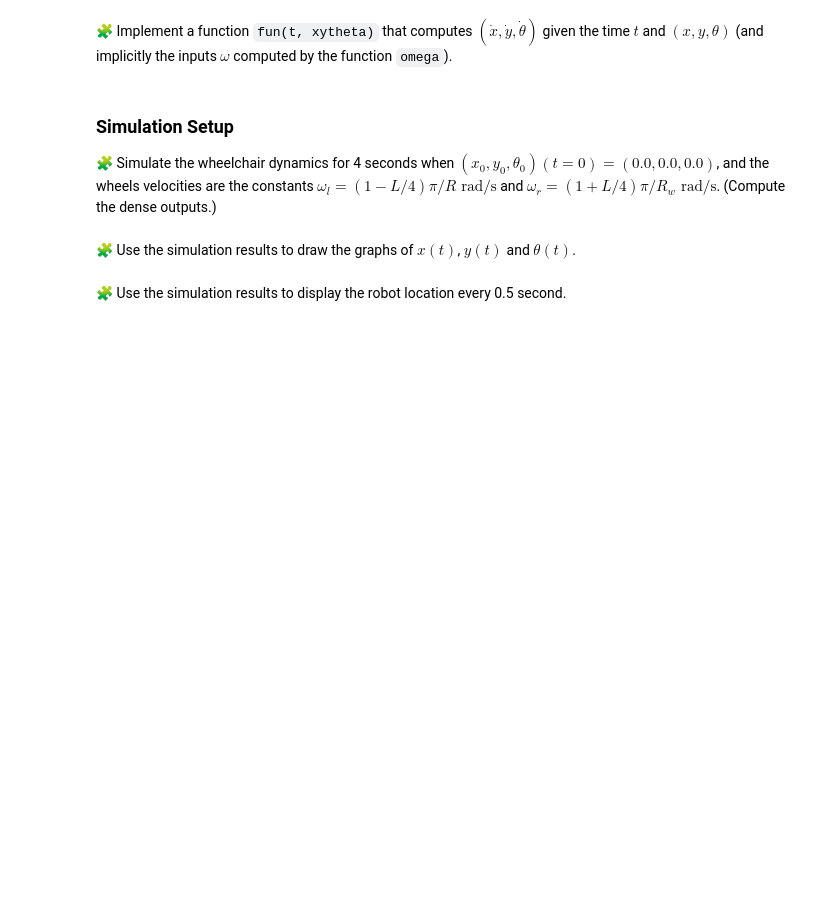
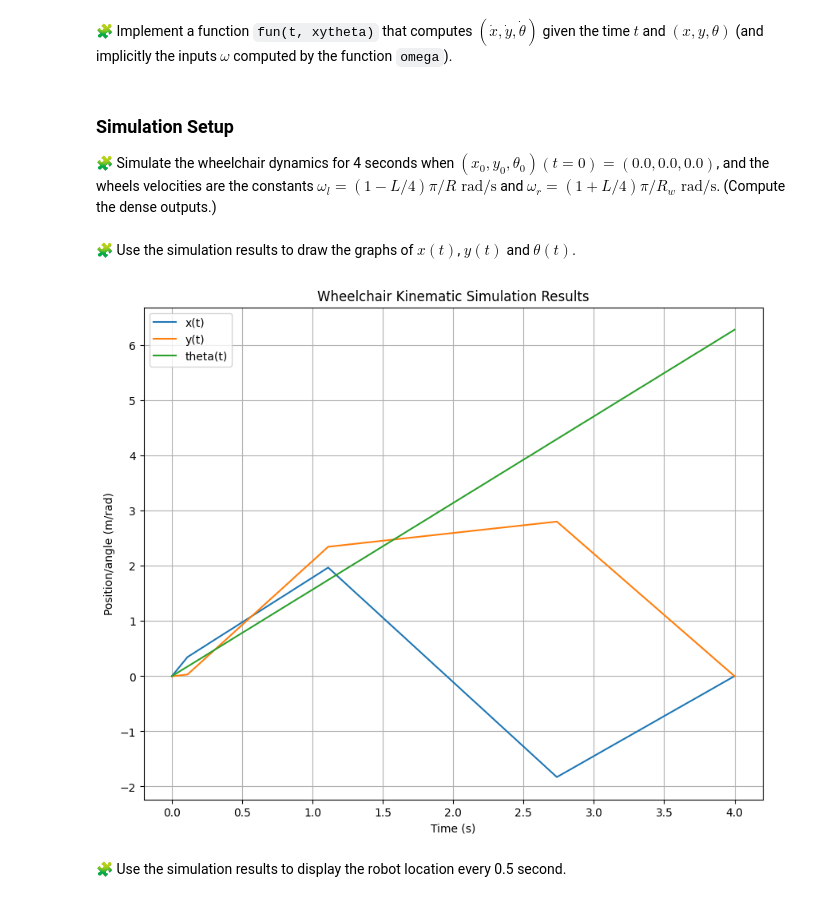
Before and after one commit to youssra191/control-engineering-with-python-project-2022-2023, a Jupyter notebook: Project_1.ipynb, the cells around one changed output. Saved outputs shown, nothing was run; the diff lists cells and outputs as text; code cells hidden in the pictures; blank space fills up the shorter version.

Commit message:
Kinematic Modeling Analysis answers

```diff
--- a/Project_1.ipynb
+++ b/Project_1.ipynb
@@ -178,3 +201,11 @@ def fun(t, xytheta):
+# %%
+def fun(t, xytheta):
+    x, y, theta = xytheta
+    omega_l, omega_r = omega(t, xytheta)
+    x_dot = (Rw / 2) * (omega_l + omega_r) * np.cos(theta)
+    y_dot = (Rw / 2) * (omega_l + omega_r) * np.sin(theta)
+    theta_dot = (Rw / L) * (omega_r - omega_l)
+    return np.array([x_dot, y_dot, theta_dot])
 # %% [markdown]
 ### Simulation Setup
 
@@ -186,2 +215,19 @@ pass
+# %%
+# Define initial state
+x0, y0, theta0 = 0.0, 0.0, 0.0
+xytheta0 = np.array([x0, y0, theta0])
+
+# Define time interval
+t_span = (0, 4)
+
+# Integrate ODEs
+solution = solve_ivp(fun, t_span, xytheta0, dense_output=True)
+
+# Extract dense output function
+trajectory = solution.sol
+
+# Evaluate dense output at some times
+t_eval = np.linspace(0, 4, num=100)
+states = trajectory(t_eval)
 # %% [markdown]
 🧩 Use the simulation results to draw the graphs of $x(t)$, $y(t)$ and $\theta(t)$.
@@ -190,2 +234,21 @@ pass
+# %%
+# Plot the simulation results
+t_eval = solution.t
+x_eval = solution.y[0, :]
+y_eval = solution.y[1, :]
+theta_eval = solution.y[2, :]
+
+plt.figure(figsize=(10, 8))
+plt.plot(t_eval, x_eval, label='x(t)')
+plt.plot(t_eval, y_eval, label='y(t)')
+plt.plot(t_eval, theta_eval, label='theta(t)')
+plt.legend()
+plt.grid(True)
+plt.xlabel('Time (s)')
+plt.ylabel('Position/angle (m/rad)')
+plt.title('Wheelchair Kinematic Simulation Results')
+plt.show()
+# %% [output]
+[figure, added]
 # %% [markdown]
 🧩 Use the simulation results to display the robot location every 0.5 second.
```
Also changed, not shown: parts of 14 cells of this notebook.
